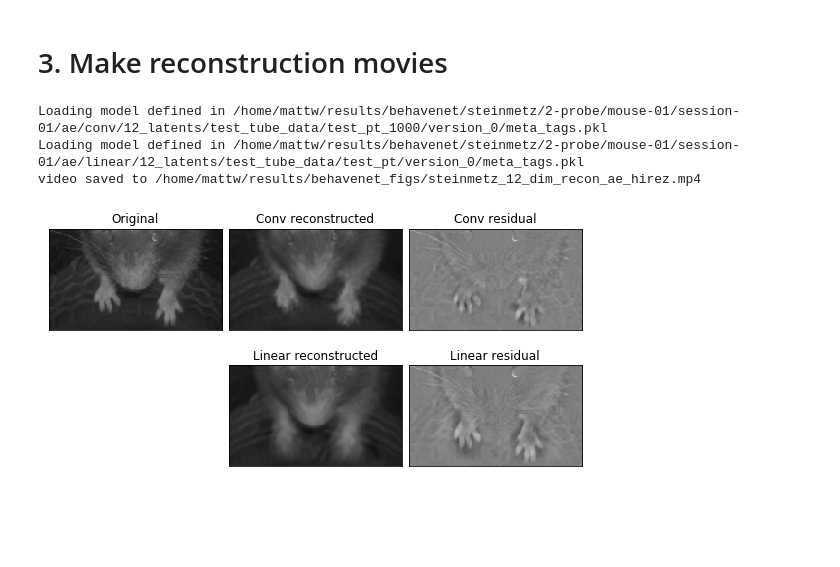
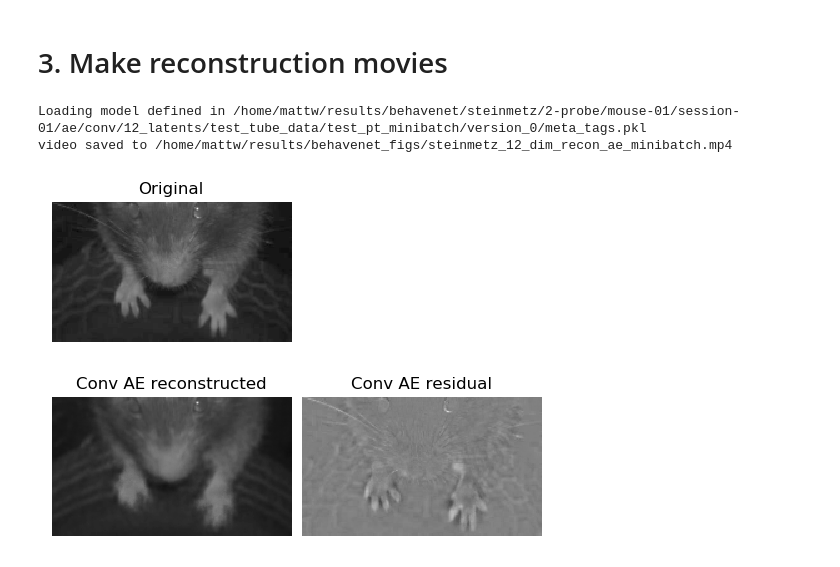
Before and after one commit to themattinthehatt/behavenet, a Jupyter notebook: behavenet/analyses/notebooks/ae_analysis_notebook.ipynb, the cells around one changed output. Drawn from its saved outputs; the diff is of its cells as text; code cells hidden in the pictures; blank space fills up the shorter version.

```diff
--- a/behavenet/analyses/notebooks/ae_analysis_notebook.ipynb
+++ b/behavenet/analyses/notebooks/ae_analysis_notebook.ipynb
@@ -5,12 +5,13 @@ import seaborn as sns
 import numpy as np
 import matplotlib
 import matplotlib.pyplot as plt
-from fitting.utils import get_output_dirs
-from fitting.utils import get_best_model_version
-from fitting.utils import get_lab_example
+from behavenet.fitting.utils import get_output_dirs
+from behavenet.fitting.utils import get_output_session_dir
+from behavenet.fitting.utils import get_best_model_version
+from behavenet.fitting.utils import get_lab_example
 
 results_dir = '/home/mattw/results/behavenet_figs/'
-save_outputs = True
+save_outputs = False
 # %% [markdown]
 # 1. Plot train/val losses as a function of epochs
 # %% [markdown]
@@ -19,7 +20,7 @@ save_outputs = True
 hparams = {
     'data_dir': '/home/mattw/data',  # might be a different path than what is saved in hparams
     'tt_save_path': '/home/mattw/results/behavenet',
-    'experiment_name': 'test_pt_1000',
+    'experiment_name': 'test_pt',
     'model_class': 'ae'}
 labs = ['steinmetz'] #['steinmetz', 'steinmetz-face', 'musall', 'datta']
 model_types = ['conv'] #['conv', 'linear']
@@ -29,7 +30,8 @@ for lab in labs:
     get_lab_example(hparams, lab)
     for model_type in model_types:
         hparams['model_type'] = model_type
-        _, _, expt_dir = get_output_dirs(hparams)
+        hparams['session_dir'], _ = get_output_session_dir(hparams)
+        _, expt_dir = get_output_dirs(hparams)
         model_version = get_best_model_version(expt_dir)
         metric_file = os.path.join(expt_dir, model_version[0], 'metrics.csv')
         metrics = pd.read_csv(metric_file)
@@ -64,10 +66,10 @@ sns.set_style('white')
 sns.set_context('talk')
 
 # data_queried = metrics[~pd.notna(metrics.test_loss)]
-lab = 'steinmetz'
+# lab = 'steinmetz'
 data_queried = metrics_df[
     (metrics_df.dtype=='val') &
-    (metrics_df.epoch>20) &
+    (metrics_df.epoch>0) &
     (metrics_df.data==lab)]
 
 y_axis = 'loss' # 'test_loss' | 'test_r2'
@@ -205,37 +209,44 @@ for i, ax in enumerate(splt.axes):
 # %%
 from behavenet.analyses.ae_utils import make_ae_reconstruction_movie
 from behavenet.fitting.utils import get_lab_example
 from behavenet.data.data_generator import ConcatSessionsGenerator
 
-include_linear = True
+save_outputs = True
+include_linear = False
 version = 'best'
 hparams = {
     'data_dir': '/home/mattw/data',  # might be a different path than what is saved in hparams
     'tt_save_path': '/home/mattw/results/behavenet',
-    'experiment_name': 'test_pt_1000',
+    'experiment_name': 'test_pt_minibatch',
     'lin_experiment_name': 'test_pt',
     'model_class': 'ae',
-    'model_type': 'conv',
-    'lib': 'pt'}
+    'model_type': 'conv'}
 
 labs = ['steinmetz'] #, 'steinmetz-face', 'musall', 'datta']
 
 for lab in labs:
     get_lab_example(hparams, lab)
+#     hparams['lab'] = lab
+#     hparams['expt'] = 'vistrained'
+#     hparams['animal'] = 'mSM30'
+#     hparams['session'] = '10-Oct-2017'
     data_generator = ConcatSessionsGenerator(
         hparams['data_dir'], hparams,
-        signals=['images'], transforms=[None], load_kwargs=[None],
+        signals_list=[['images']],
+        transforms_list=[[None]],
+        paths_list=[[os.path.join(
+            hparams['data_dir'], hparams['lab'], hparams['expt'],
+            hparams['animal'], hparams['session'], 'data.hdf5')]],
         device='cpu', as_numpy=False, batch_load=True, rng_seed=0)
-    trial = data_generator.dataset[0].batch_indxs['test'][4]
+    trial = data_generator.datasets[0].batch_indxs['test'][4]
 
     save_file = os.path.join(
-        results_dir, str('%s_%02i_dim_recon_ae_hirez' % (lab, hparams['n_ae_latents'])))
+        results_dir, str('%s_%02i_dim_recon_ae_minibatch' % (lab, hparams['n_ae_latents'])))
 
     make_ae_reconstruction_movie(
         hparams, version=version, save_file=save_file, include_linear=include_linear,
         trial=trial)
 # %% [output]
-Loading model defined in /home/mattw/results/behavenet/steinmetz/2-probe/mouse-01/session-01/ae/conv/12_latents/test_tube_data/test_pt_1000/version_0/meta_tags.pkl
-Loading model defined in /home/mattw/results/behavenet/steinmetz/2-probe/mouse-01/session-01/ae/linear/12_latents/test_tube_data/test_pt/version_0/meta_tags.pkl
-video saved to /home/mattw/results/behavenet_figs/steinmetz_12_dim_recon_ae_hirez.mp4
+Loading model defined in /home/mattw/results/behavenet/steinmetz/2-probe/mouse-01/session-01/ae/conv/12_latents/test_tube_data/test_pt_minibatch/version_0/meta_tags.pkl
+video saved to /home/mattw/results/behavenet_figs/steinmetz_12_dim_recon_ae_minibatch.mp4
-[figure, old version]
+[figure, new version]
```
Also changed, not shown: parts of 1 cell of this notebook, 9 other files.
